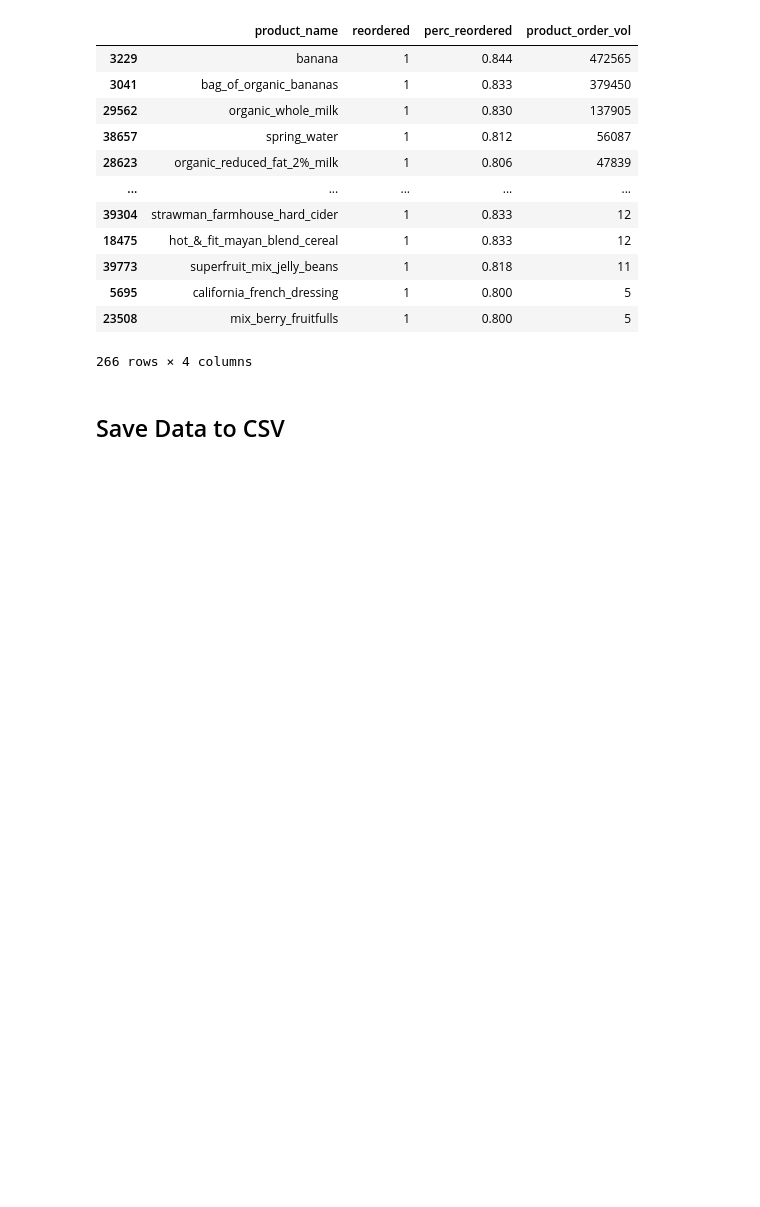
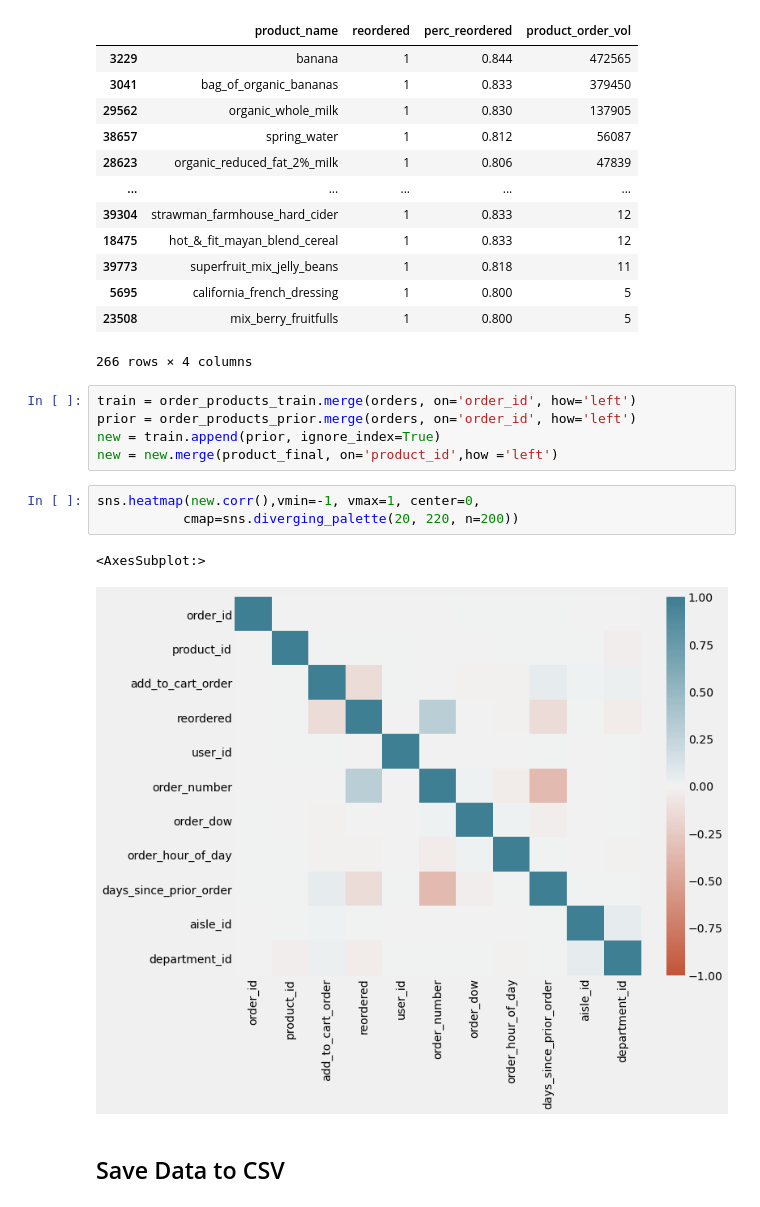
Before and after one commit to tchen052/Instacart-Market-Basket-Analysis, a Jupyter notebook: ipynb/eda/Cleanup and EDA.ipynb, the cells around one changed output. Saved outputs shown, nothing was run; the diff lists cells and outputs as text; blank space fills up the shorter version.

```diff
--- a/ipynb/eda/Cleanup and EDA.ipynb
+++ b/ipynb/eda/Cleanup and EDA.ipynb
@@ -669,6 +669,17 @@ thresh
 | 5695 | california_french_dressing | 1 | 0.800 | 5 |
 | 23508 | mix_berry_fruitfulls | 1 | 0.800 | 5 |
 266 rows × 4 columns
+# %%
+train = order_products_train.merge(orders, on='order_id', how='left')
+prior = order_products_prior.merge(orders, on='order_id', how='left')
+new = train.append(prior, ignore_index=True)
+new = new.merge(product_final, on='product_id',how ='left')
+# %%
+sns.heatmap(new.corr(),vmin=-1, vmax=1, center=0,
+           cmap=sns.diverging_palette(20, 220, n=200))
+# %% [output]
+<AxesSubplot:>
+[figure, added]
 # %% [markdown]
 ## Save Data to CSV
 # %%
```
Also changed, not shown: 3 other files.
